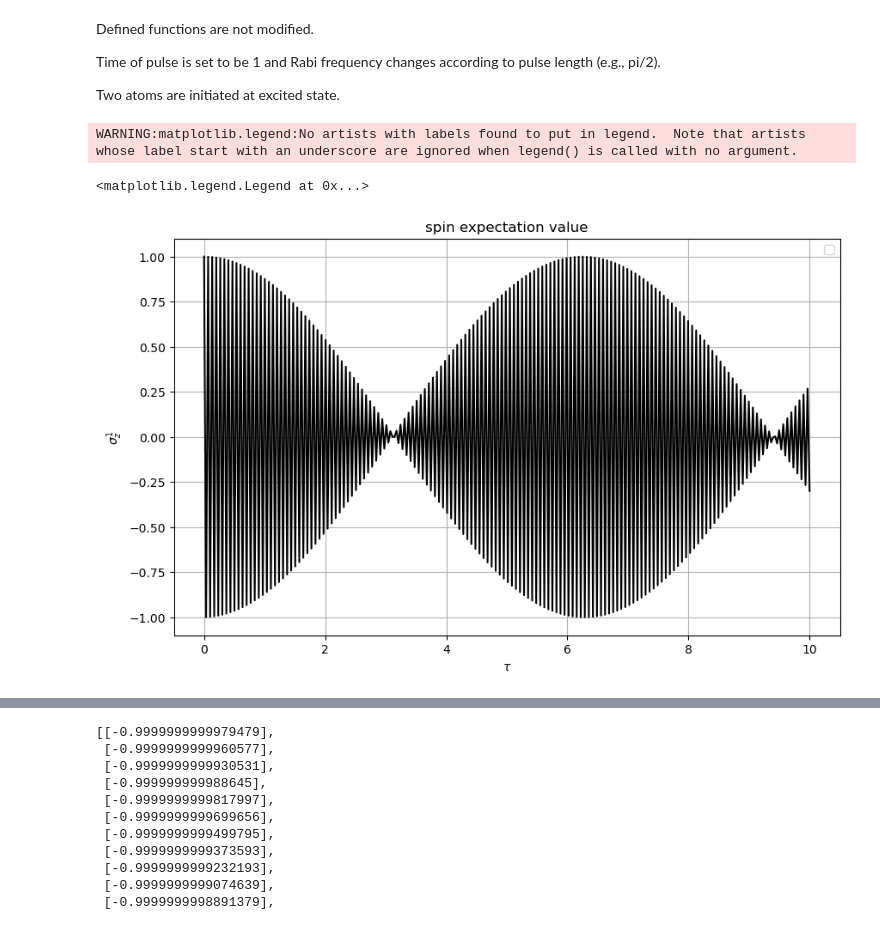
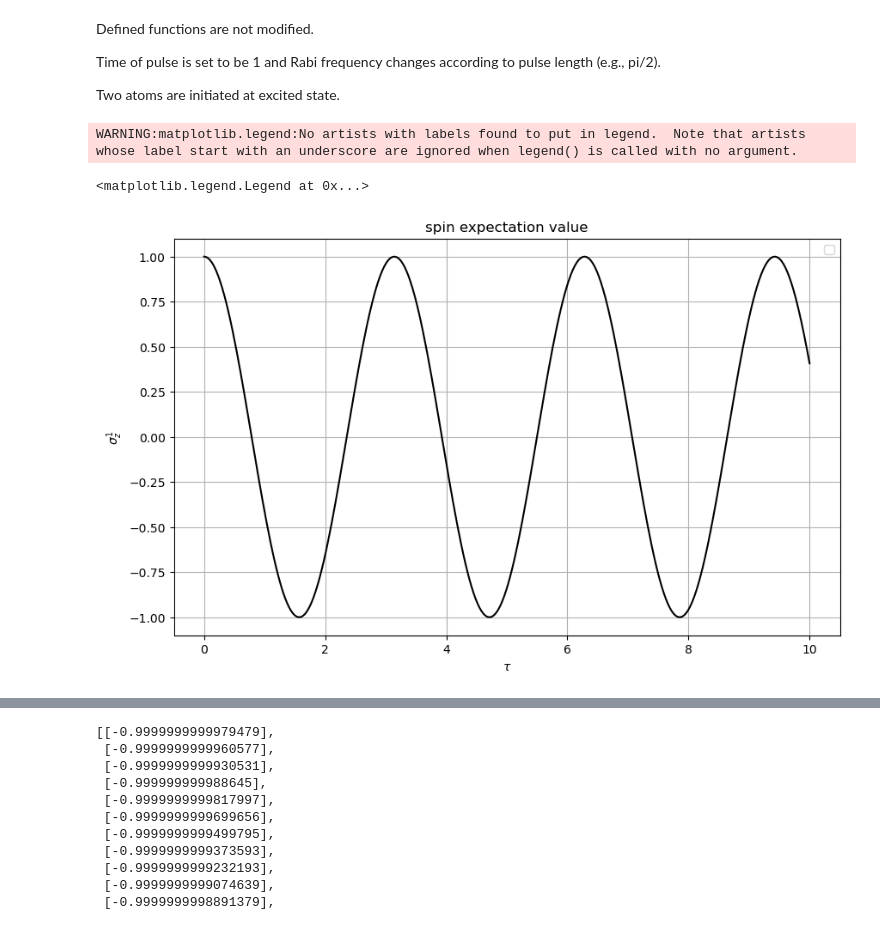
Before and after one commit to christianlange196/fall2023-chm696, a Jupyter notebook: final_project/simulations/final_project_Yupeng.ipynb, the cells around one changed output, grey strips where cells are left out. Drawn from its saved outputs; the diff is of its cells as text; code cells hidden in the pictures.

```diff
--- a/final_project/simulations/final_project_Yupeng.ipynb
+++ b/final_project/simulations/final_project_Yupeng.ipynb
@@ -207,34 +207,69 @@ class N_dipole_system:
         self.times += list(np.array(tlist) + self.times[-1])
         return self.states[-1]
 
+    def animate_bloch(self, fname, duration=1, save_all=False):
+        n_states_to_plot = 10
+        b = Bloch()
+        b.vector_color = list(cm.Set1(np.linspace(0, 1, 9)))
+        b.view = [-40,30]
+        images=[]
+        length = len(self.states)
+
+        ### customize the Bloch sphere ###
+        nrm = mpl.colors.Normalize(0,n_states_to_plot+1)
+        colors = cm.autumn(nrm(range(n_states_to_plot+1))) # options: cool, summer, winter, autumn etc.
+        color_list = [mpl.colors.rgb2hex(c) for c in colors for _ in range(self.N)] # options: 'r', 'g', 'b' etc.
+        b.point_color = color_list #['#000000']
+        b.point_marker = ['o']
+        b.point_size = [30]
+
+        for i in range(length):
+            b.clear()
+            b.add_states([self.states[i].ptrace(j) for j in range(self.N)])
+            for j in range(max(0, i-n_states_to_plot), i+1):
+                b.add_states([self.states[j].ptrace(n) for n in range(self.N)],'point')
+            if save_all:
+                b.save(dirc='tmp') #saving images to tmp directory
+                filename="tmp/bloch_%01d.png" % i
+            else:
+                filename='temp_file.png'
+                for _ in range(3):
+                    try:
+                        b.save(filename)
+                        break
+                    except:
+                        print("Error making bloch sphere at t = ", self.times[i])
+            images.append(imageio.imread(filename))
+        imageio.mimsave(fname, images, duration=duration)
 
 
 tlist = np.linspace(0, 10, 300)
 omega = [1,1]
 sys = N_dipole_system(2)
-sys.H = omega[0]/2*sys.sz_list[0] + omega[1]/2*sys.sz_list[1] +  0*sys.sz_list[0]*sys.sz_list[1]
+sys.H = omega[0]/2*sys.sz_list[0] + omega[1]/2*sys.sz_list[1] +  1*sys.sz_list[0]*sys.sz_list[1]
 sys.states = [sys.ket_excited]  # initial state
 
 e_op = sys.sz_list[0]
 # e_op = sys.ket_excited * sys.ket_excited.dag()
 observables = []
 
 for t in tlist:
+    sys.states = [sys.ket_excited]  # initial state
     sys.evolve_pulse(np.linspace(0,1,2), Omega=[np.pi/2, 0])  # evolve with a Rabi frequency pi/2 for the times in tlist - Omega=pi/2 for t=0->1 is equivalent to a pi/2-pulse
-#     sys.evolve(np.linspace(0,t,2))
-#     sys.evolve_pulse(np.linspace(0,1,2), Omega=[0, np.pi])
+    sys.evolve(np.linspace(0,t,2))
+    sys.evolve_pulse(np.linspace(0,1,2), Omega=[0, np.pi])
     sys.evolve(np.linspace(0,t,2))
     sys.evolve_pulse(np.linspace(0,1,2), Omega=[np.pi/2, 0])
     observables.append([expect(e_op, sys.states[-1])])
 
 plt.figure(figsize=(10,6))
 plt.plot(tlist, observables, color='black')
 plt.grid(True)
 plt.title('spin expectation value')
 plt.xlabel(r'$\tau$')
 plt.ylabel(r'$\sigma^{1}_{z}$')
 plt.legend(loc='upper right')
 # %% [output]
 WARNING:matplotlib.legend:No artists with labels found to put in legend.  Note that artists whose label start with an underscore are ignored when legend() is called with no argument.
 <matplotlib.legend.Legend at 0x...>
-[figure, old version]
+[figure, new version]
```
Also changed, not shown: parts of 2 cells of this notebook, 2 other files.
